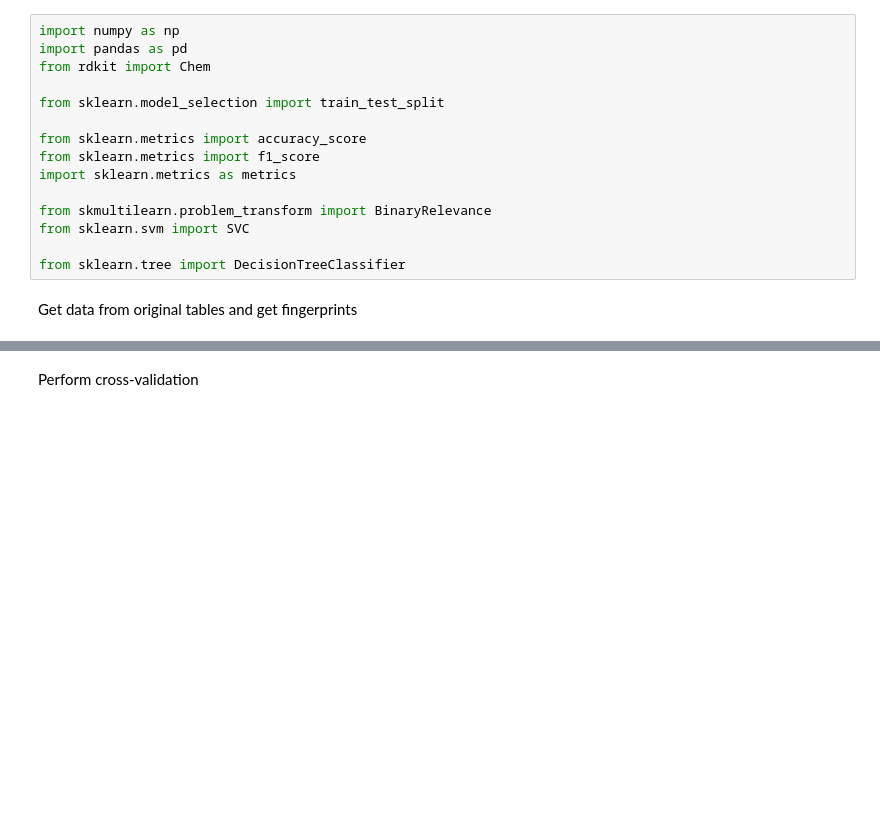
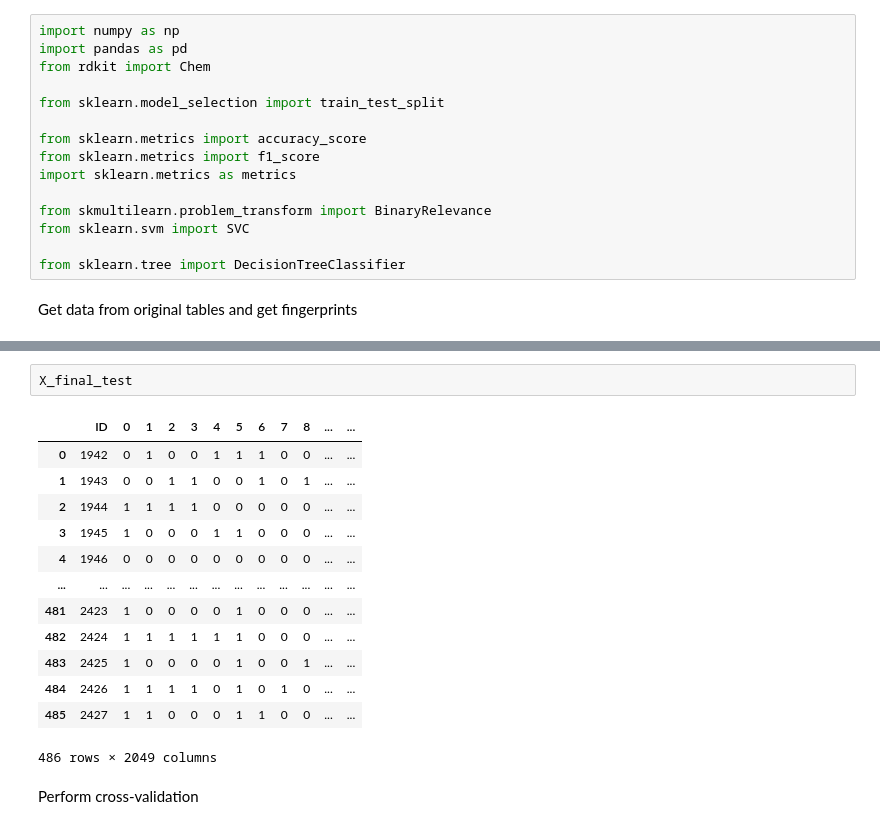
Before and after one commit to PedroPaesD/Prediction-ADMET-pour-medicaments-ENS, a Jupyter notebook: MedicamentNotebook.ipynb, the cells around one changed output, grey strips where cells are left out. Drawn from its saved outputs; the diff is of its cells as text; blank space fills up the shorter version.

```diff
--- a/MedicamentNotebook.ipynb
+++ b/MedicamentNotebook.ipynb
@@ -50,6 +52,22 @@ X.head()
 | 3 | 3 | 1 | 1 | 0 | 0 | 0 | 1 | 1 | 0 | 1 | ... | ... |
 | 4 | 4 | 0 | 1 | 1 | 0 | 0 | 1 | 1 | 1 | 0 | ... | ... |
 5 rows × 2049 columns
+# %%
+X_final_test
+# %% [output]
+|  | ID | 0 | 1 | 2 | 3 | 4 | 5 | 6 | 7 | 8 | ... | ... |
+| 0 | 1942 | 0 | 1 | 0 | 0 | 1 | 1 | 1 | 0 | 0 | ... | ... |
+| 1 | 1943 | 0 | 0 | 1 | 1 | 0 | 0 | 1 | 0 | 1 | ... | ... |
+| 2 | 1944 | 1 | 1 | 1 | 1 | 0 | 0 | 0 | 0 | 0 | ... | ... |
+| 3 | 1945 | 1 | 0 | 0 | 0 | 1 | 1 | 0 | 0 | 0 | ... | ... |
+| 4 | 1946 | 0 | 0 | 0 | 0 | 0 | 0 | 0 | 0 | 0 | ... | ... |
+| ... | ... | ... | ... | ... | ... | ... | ... | ... | ... | ... | ... | ... |
+| 481 | 2423 | 1 | 0 | 0 | 0 | 0 | 1 | 0 | 0 | 0 | ... | ... |
+| 482 | 2424 | 1 | 1 | 1 | 1 | 1 | 1 | 0 | 0 | 0 | ... | ... |
+| 483 | 2425 | 1 | 0 | 0 | 0 | 0 | 1 | 0 | 0 | 1 | ... | ... |
+| 484 | 2426 | 1 | 1 | 1 | 1 | 0 | 1 | 0 | 1 | 0 | ... | ... |
+| 485 | 2427 | 1 | 1 | 0 | 0 | 0 | 1 | 1 | 0 | 0 | ... | ... |
+486 rows × 2049 columns
 # %% [markdown]
 Perform cross-validation
 # %%
```
Also changed, not shown: parts of 9 cells of this notebook.
